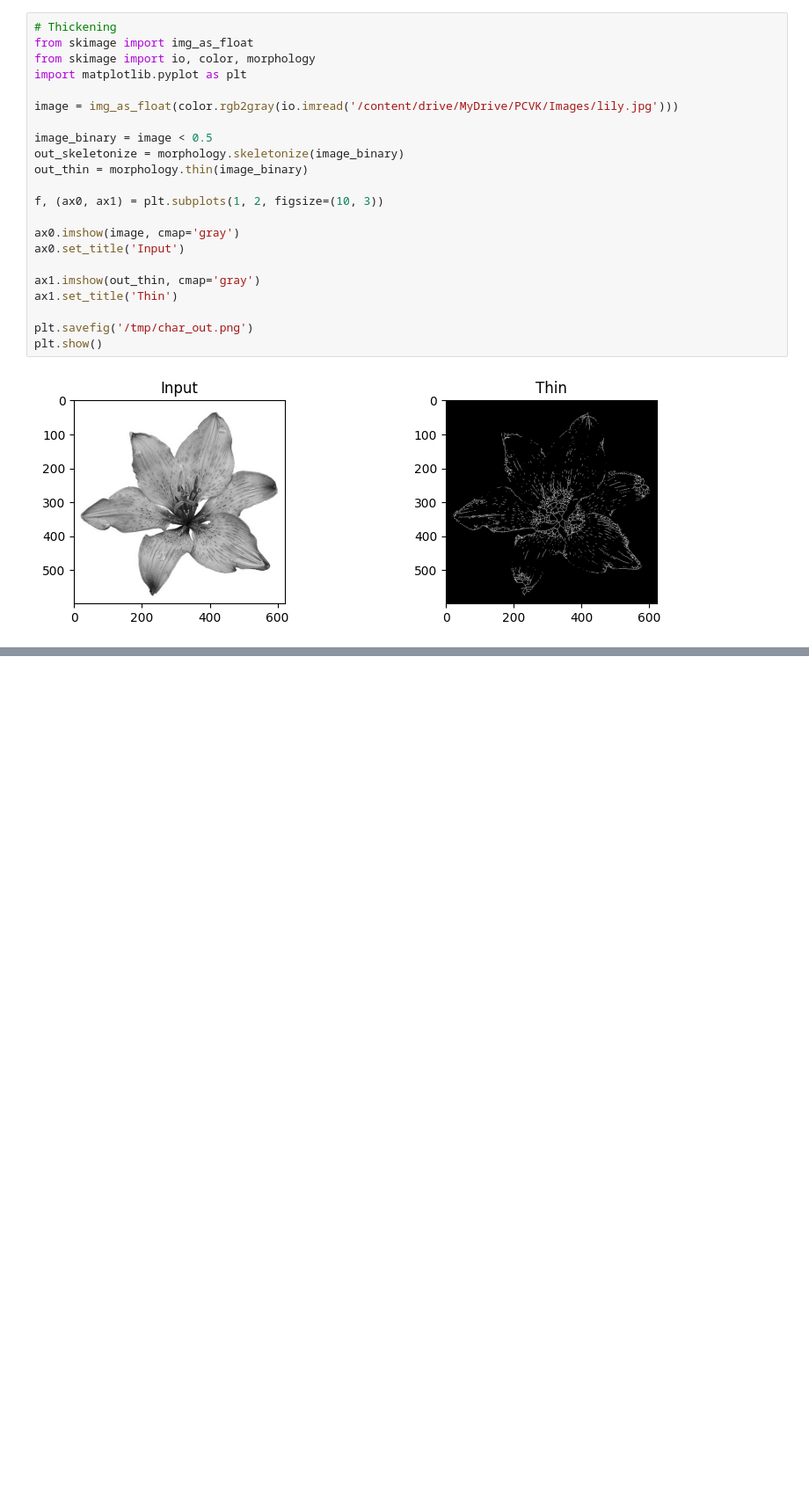
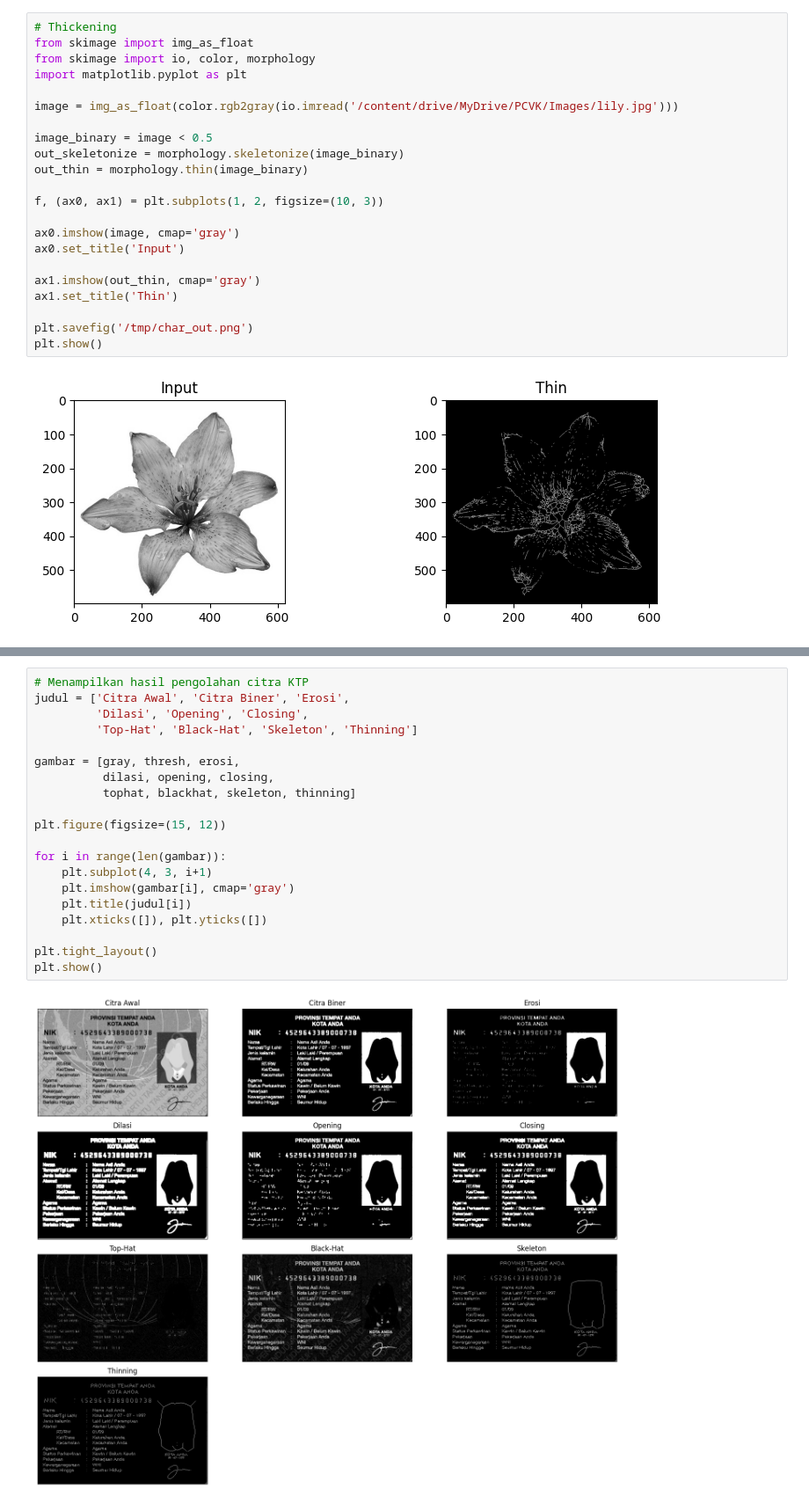
Before and after one commit to SitiMutmainah15/PCVK_GENAP_2026, a Jupyter notebook: Week9_PCVK.ipynb, the cells around one changed output, grey strips where cells are left out. Shown at 88% size. Saved outputs shown, nothing was run; the diff lists cells and outputs as text; blank space fills up the shorter version.

```diff
--- a/Week9_PCVK.ipynb
+++ b/Week9_PCVK.ipynb
@@ -628,0 +725,22 @@ plt.show()
+# %%
+# Menampilkan hasil pengolahan citra KTP
+judul = ['Citra Awal', 'Citra Biner', 'Erosi',
+         'Dilasi', 'Opening', 'Closing',
+         'Top-Hat', 'Black-Hat', 'Skeleton', 'Thinning']
+
+gambar = [gray, thresh, erosi,
+          dilasi, opening, closing,
+          tophat, blackhat, skeleton, thinning]
+
+plt.figure(figsize=(15, 12))
+
+for i in range(len(gambar)):
+    plt.subplot(4, 3, i+1)
+    plt.imshow(gambar[i], cmap='gray')
+    plt.title(judul[i])
+    plt.xticks([]), plt.yticks([])
+
+plt.tight_layout()
+plt.show()
+# %% [output]
+[figure, added]
```
Also changed, not shown: parts of 8 cells of this notebook.
